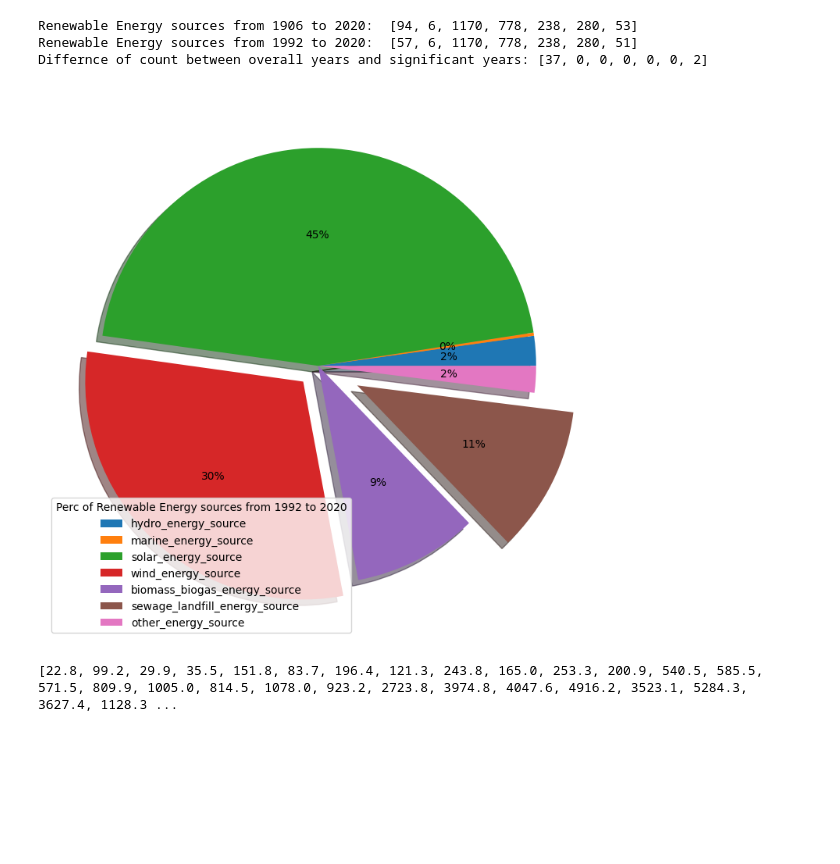
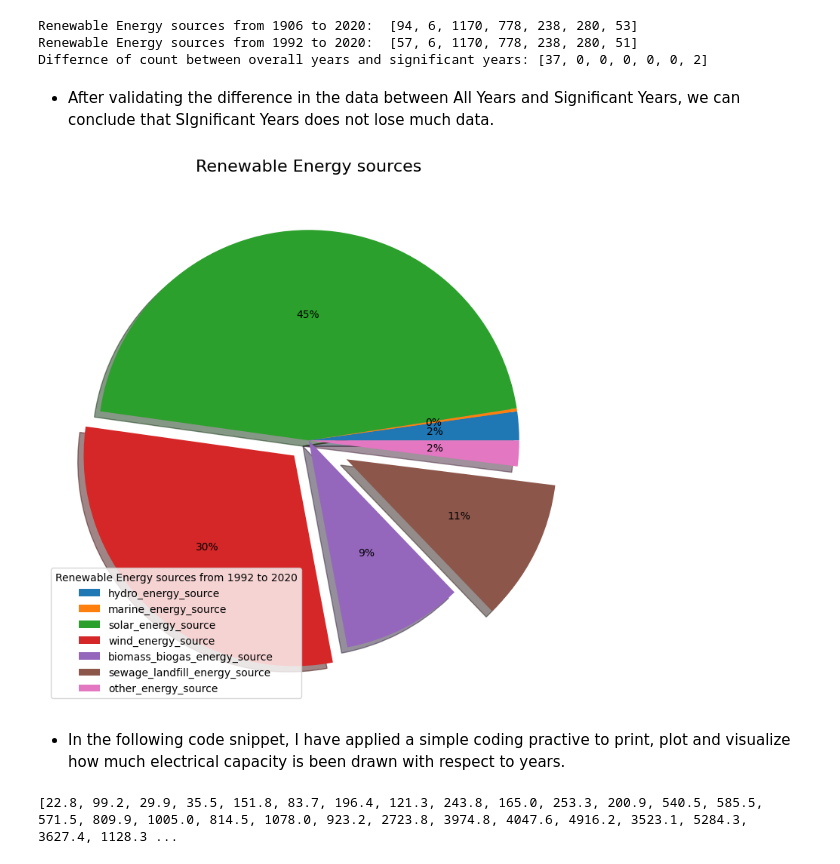
Before and after one commit to MahendraC17/Exploratory-Data-Analysis---Renewable-Power-plants-In-UK, a Jupyter notebook: EDA_renewable_power_plants.ipynb, the cells around one changed output. Cells and saved outputs as stored; diff of their text form; code cells hidden in the pictures; blank space fills up the shorter version.

```diff
--- a/EDA_renewable_power_plants.ipynb
+++ b/EDA_renewable_power_plants.ipynb
@@ -362,15 +443,20 @@ print("Differnce of count between overall years and significant years:", differe
 Renewable Energy sources from 1906 to 2020:  [94, 6, 1170, 778, 238, 280, 53]
 Renewable Energy sources from 1992 to 2020:  [57, 6, 1170, 778, 238, 280, 51]
 Differnce of count between overall years and significant years: [37, 0, 0, 0, 0, 0, 2]
+# %% [markdown]
+- After validating the difference in the data between All Years and Significant Years, we can conclude that SIgnificant Years does not lose much data.
 # %%
 legend_labels = sources
 explode = (0, 0, 0, 0.1, 0, 0.2, 0)
 fig = plt.figure(figsize=(9, 10))
 plt.pie(diff_in_sourceCount(rpp_ssy), explode=explode, shadow=True, autopct = '%1.0f%%')
-plt.legend(legend_labels, title='Perc of Renewable Energy sources from 1992 to 2020', loc='lower left')
+plt.legend(legend_labels, title='Renewable Energy sources from 1992 to 2020', loc='lower left')
+plt.title('Renewable Energy sources', fontsize=16)
 plt.show()
 # %% [output]
-[figure, old version]
+[figure, new version]
+# %% [markdown]
+- In the following code snippet, I have applied a simple coding practive to print, plot and visualize how much electrical capacity is been drawn with respect to years.
 # %%
 years = list(rpp_ssy['number_of_PoPl_by_years'].unique())
 sum_electrical_capacity = []
```
Also changed, not shown: parts of 27 cells of this notebook.
